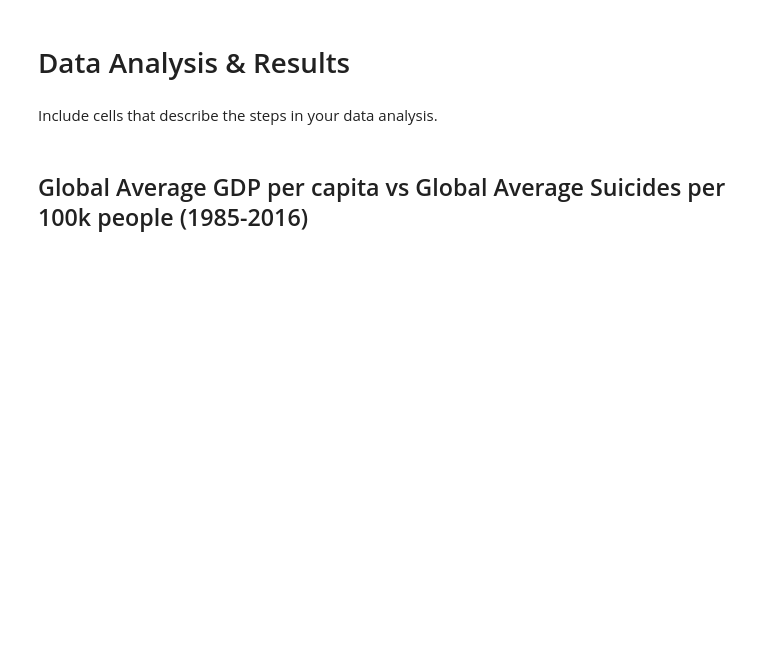
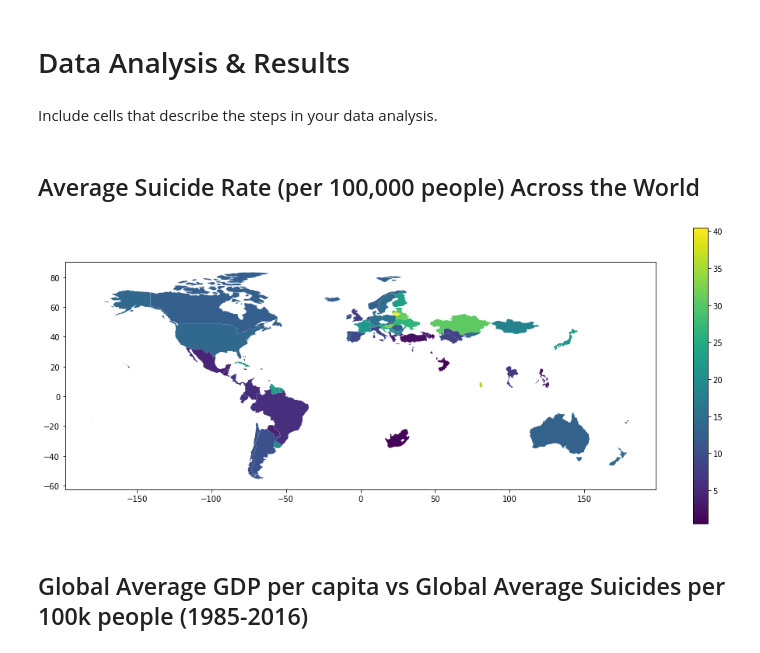
Before and after one commit to sethdagostino/COGS-108-Final-Project, a Jupyter notebook: FinalProject.ipynb, the cells around one changed output. Saved outputs shown, nothing was run; the diff lists cells and outputs as text; code cells hidden in the pictures; blank space fills up the shorter version.

```diff
--- a/FinalProject.ipynb
+++ b/FinalProject.ipynb
@@ -193,6 +193,19 @@ who_rates_by_country.head(10)
 # Data Analysis & Results
 # %% [markdown]
 Include cells that describe the steps in your data analysis.
+# %% [markdown]
+## Average Suicide Rate (per 100,000 people) Across the World
+# %%
+country_stats = rates_85_16.groupby("country").mean().reset_index()
+country_stats.rename(index=str, columns={"country": "name"}, inplace=True)
+world = geo.read_file(geo.datasets.get_path('naturalearth_lowres'))
+world_suicide_rates = pd.merge(world, country_stats, on="name")
+
+fig, ax = plt.subplots(1, 1, figsize=(17, 7))
+divider = make_axes_locatable(ax)
+world_suicide_rates.plot(column='suicides_per_100k', ax=ax, legend=True);
+# %% [output]
+[figure, added]
 # %% [markdown]
 ## Global Average GDP per capita vs Global Average Suicides per 100k people (1985-2016)
 # %%
```
Also changed, not shown: parts of 4 cells of this notebook.
